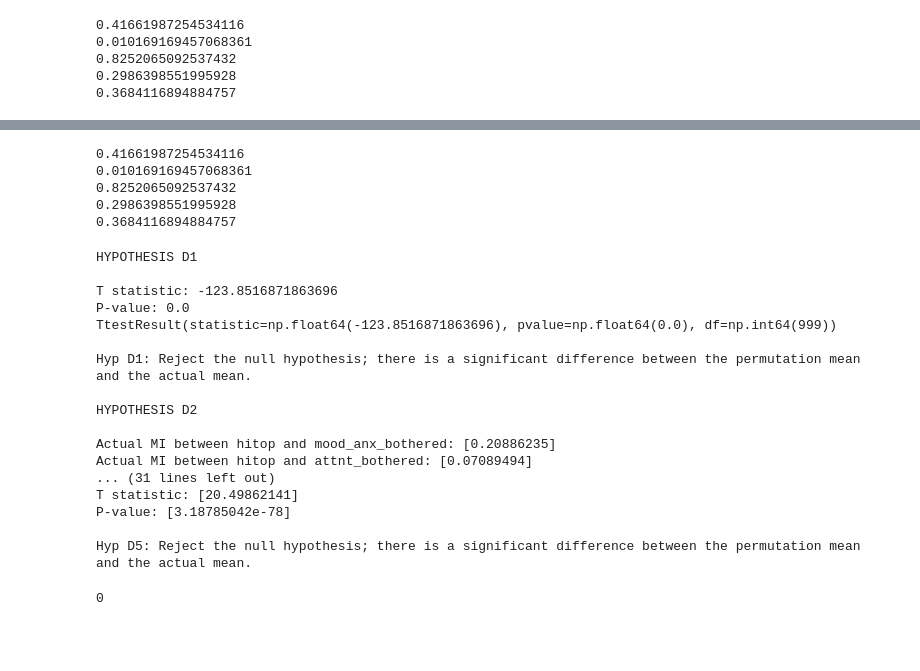
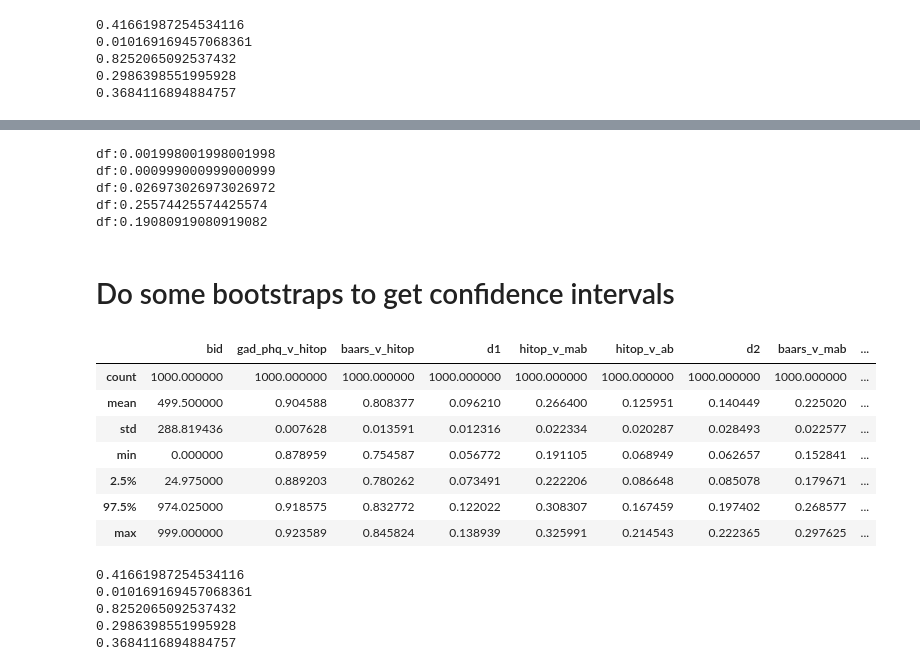
Before and after one commit to Shotgunosine/HiTOP, a Jupyter notebook: notebooks/NB_4_convdiv.ipynb, the cells around one changed output, grey strips where cells are left out. Cells and saved outputs as stored; diff of their text form; code cells hidden in the pictures; blank space fills up the shorter version.

Commit message:
use permutation tests for divergent hypotheses

```diff
--- a/notebooks/NB_4_convdiv.ipynb
+++ b/notebooks/NB_4_convdiv.ipynb
@@ -513,0 +355,27 @@ def check_divergent_hypotheses(mydata = data_combined):
+# %%
+cols_for_d = [
+    'gad_phq_sum',
+    'hitop_sum_invcores',
+    'baars_sum',
+    'baars_sum_d3',
+    'moodanxiety_bothered',
+    'mood_bothered',
+    'anxiety_bothered',
+    'attention_bothered',
+    'hitop_all_depression_invcore',
+    'hitop_all_axiety_invcore',
+]
+permed_cols = [
+    'gad_phq_sum',
+    'baars_sum',
+    'moodanxiety_bothered',
+    'attention_bothered',
+    'mood_bothered',
+    'anxiety_bothered'
+]
+nonpermed_cols = [cc for cc in cols_for_d if cc not in permed_cols]
+nperms = 1000
+# %%
+ogddat = mydata.loc[:, ['caseid', 'sample_type'] + cols_for_d].copy()
+ddat =  mydata.loc[:, ['caseid', 'sample_type'] + cols_for_d].copy()
+ddat['pid'] = -1
@@ -514,3 +461,33 @@ def check_divergent_hypotheses(mydata = data_combined):
+# %%
+for dh in ['d1', 'd2', 'd3', 'd4', 'd5']:
+    dhp = (perm_res.loc[0, dh] <= perm_res[dh]).mean()
+    print(f"df:{dhp}")
+# %% [output]
+df:0.001998001998001998
+df:0.000999000999000999
+df:0.026973026973026972
+df:0.25574425574425574
+df:0.19080919080919082
+# %% [markdown]
+# Do some bootstraps to get confidence intervals
+# %%
+nboots = 1000
+bootdf = []
+for bid in range(nboots):
+    boot_data = ddat.groupby('sample_type').sample(frac=1, replace=True).reset_index()
+    bootdf.append(calc_dhs(boot_data, pid=bid))
+bootdf = pd.DataFrame(bootdf).rename(columns={'pid':'bid'})
+# %%
+bootdf.describe(percentiles=[0.025, 0.975])
+# %% [output]
+|  | bid | gad_phq_v_hitop | baars_v_hitop | d1 | hitop_v_mab | hitop_v_ab | d2 | baars_v_mab | ... |
+| count | 1000.000000 | 1000.000000 | 1000.000000 | 1000.000000 | 1000.000000 | 1000.000000 | 1000.000000 | 1000.000000 | ... |
+| mean | 499.500000 | 0.904588 | 0.808377 | 0.096210 | 0.266400 | 0.125951 | 0.140449 | 0.225020 | ... |
+| std | 288.819436 | 0.007628 | 0.013591 | 0.012316 | 0.022334 | 0.020287 | 0.028493 | 0.022577 | ... |
+| min | 0.000000 | 0.878959 | 0.754587 | 0.056772 | 0.191105 | 0.068949 | 0.062657 | 0.152841 | ... |
+| 2.5% | 24.975000 | 0.889203 | 0.780262 | 0.073491 | 0.222206 | 0.086648 | 0.085078 | 0.179671 | ... |
+| 97.5% | 974.025000 | 0.918575 | 0.832772 | 0.122022 | 0.308307 | 0.167459 | 0.197402 | 0.268577 | ... |
+| max | 999.000000 | 0.923589 | 0.845824 | 0.138939 | 0.325991 | 0.214543 | 0.222365 | 0.297625 | ... |
 # %%
 # This will need to SET THE SEED
 random.seed(12345)
@@ -529,24 +506,3 @@ for i in range(5):
 0.8252065092537432
 0.2986398551995928
 0.3684116894884757
-# %%
-check_divergent_hypotheses()
-# %% [output]
-HYPOTHESIS D1
-
-T statistic: -123.8516871863696
-P-value: 0.0
-TtestResult(statistic=np.float64(-123.8516871863696), pvalue=np.float64(0.0), df=np.int64(999))
-
-Hyp D1: Reject the null hypothesis; there is a significant difference between the permutation mean and the actual mean.
-
-HYPOTHESIS D2
-
-Actual MI between hitop and mood_anx_bothered: [0.20886235]
-Actual MI between hitop and attnt_bothered: [0.07089494]
-... (31 lines left out)
-T statistic: [20.49862141]
-P-value: [3.18785042e-78]
-
-Hyp D5: Reject the null hypothesis; there is a significant difference between the permutation mean and the actual mean.
-0
```
Also changed, not shown: parts of 16 cells of this notebook.
